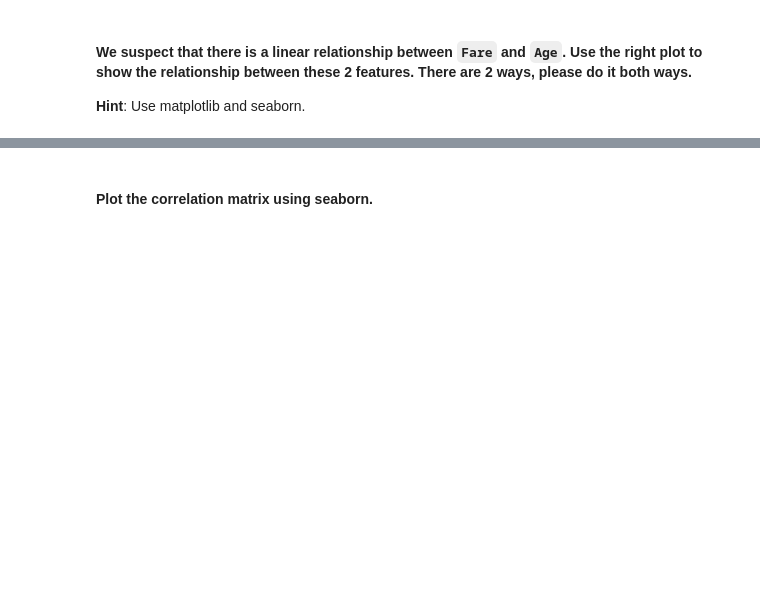
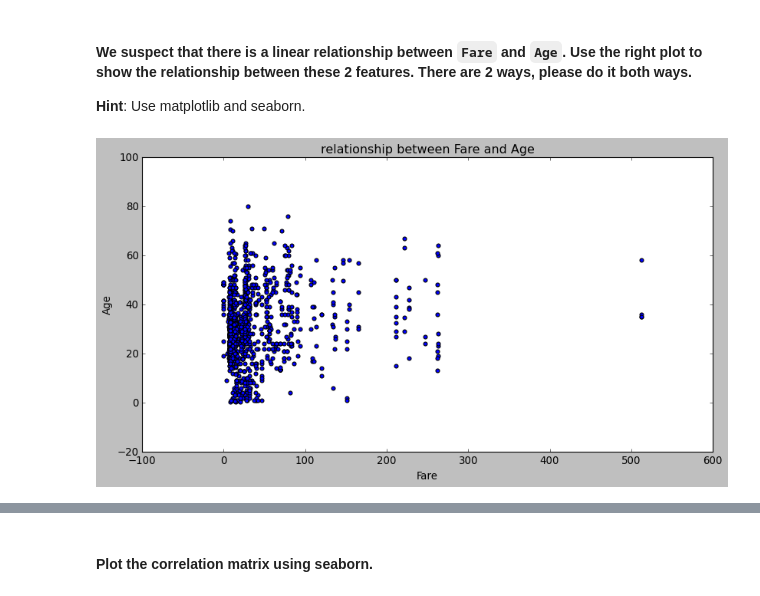
Before and after one commit to Ironhack-Data-Madrid-Julio-2023/5.2-lab_matplotlib_seaborn, a Jupyter notebook: your-code/main.ipynb, the cells around one changed output, grey strips where cells are left out. Cells and saved outputs as stored; diff of their text form; code cells hidden in the pictures; blank space fills up the shorter version.

```diff
--- a/your-code/main.ipynb
+++ b/your-code/main.ipynb
@@ -328,0 +325,14 @@ your comments here
+# %%
+# Method 1 - matplotlib
+
+plt.figure(figsize=(12,6))
+
+plt.scatter(x=titanic.Fare,y= titanic.Age)
+
+plt.xlabel('Fare')
+
+plt.ylabel('Age')
+
+plt.title('relationship between Fare and Age');
+# %% [output]
+[figure, added]
```
Also changed, not shown: parts of 17 cells of this notebook, 1 other file.
